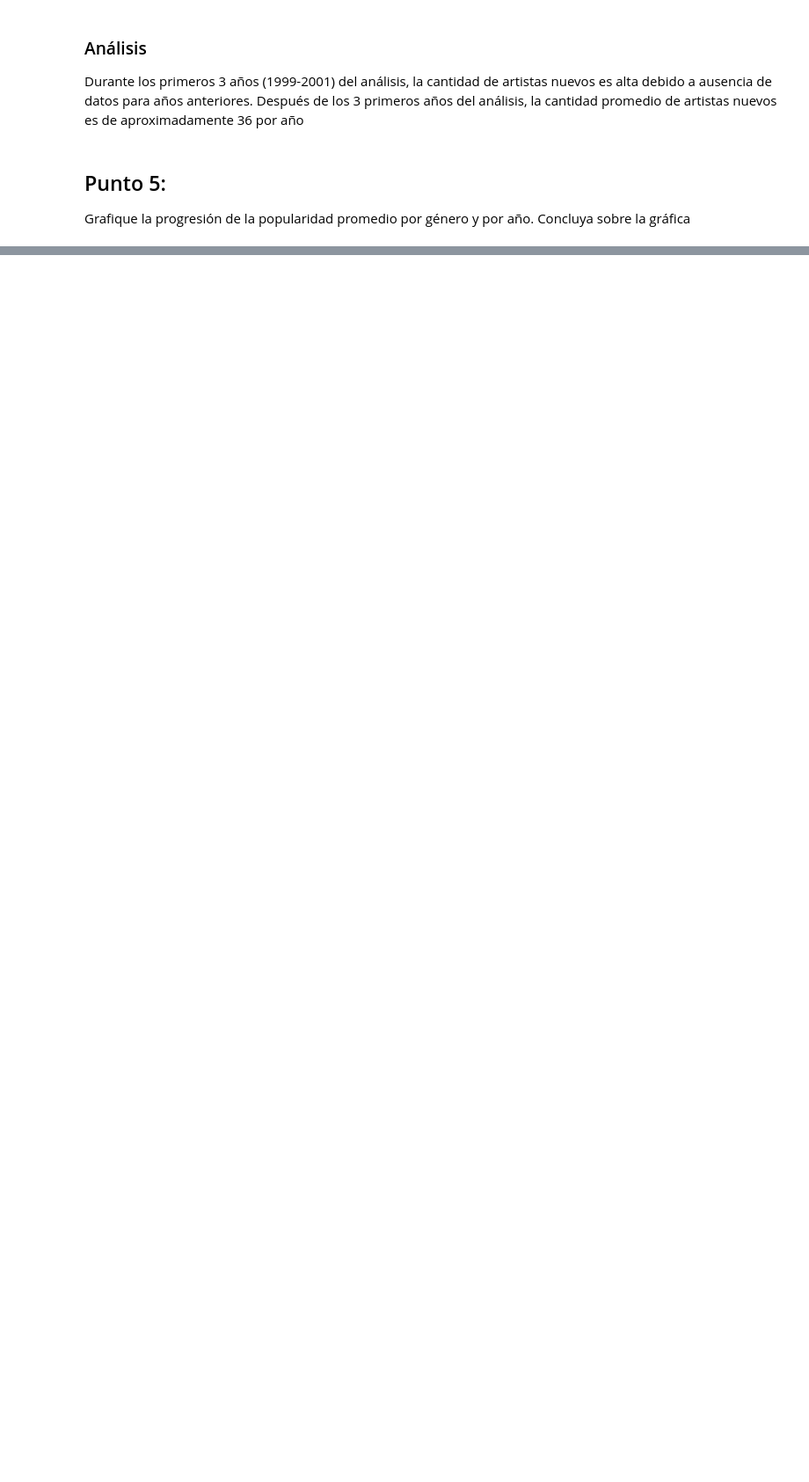
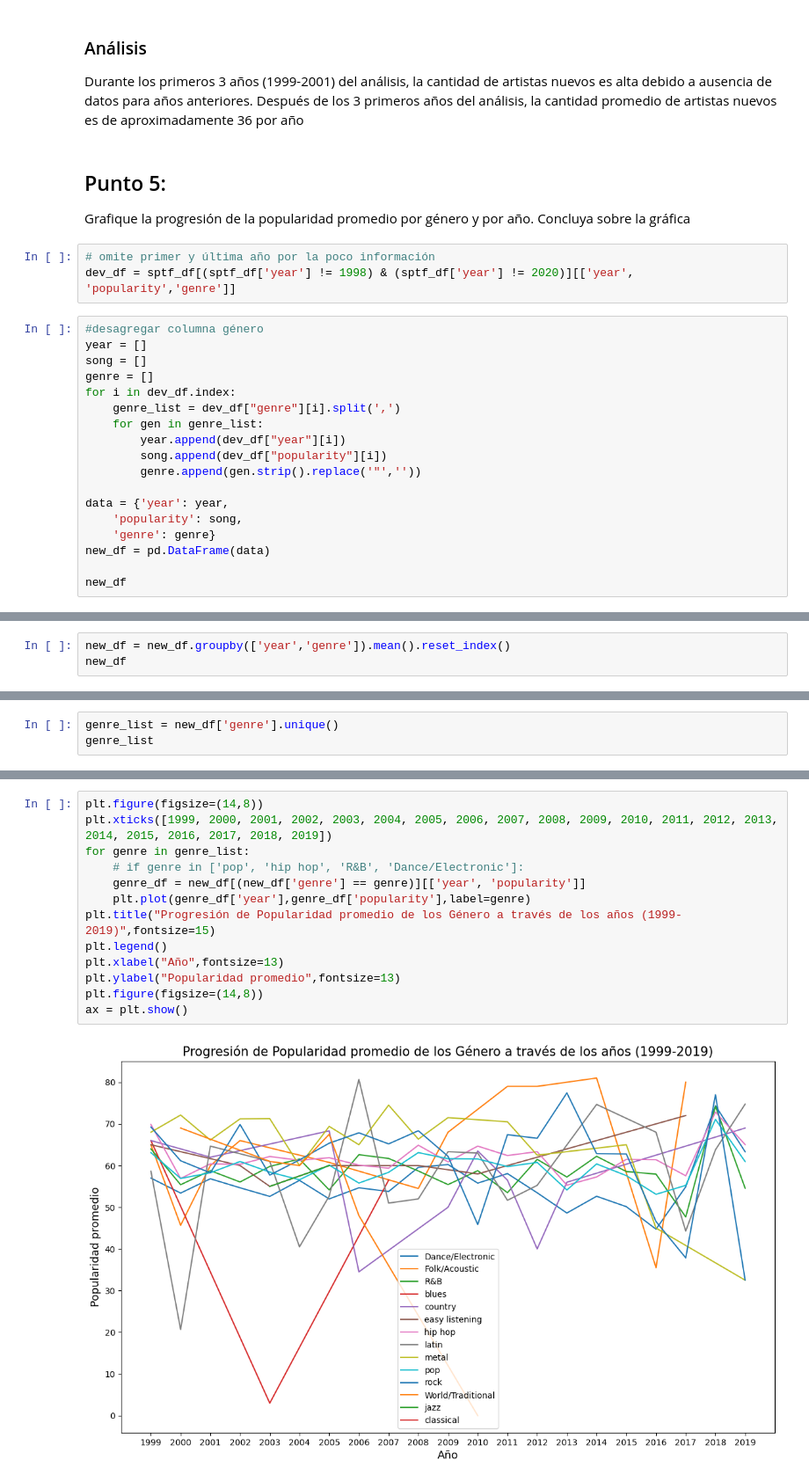
Before and after one commit to j2sanabriam/Taller1-Individual, a Jupyter notebook: Taller1.ipynb, the cells around one changed output, grey strips where cells are left out. Shown at 88% size. Drawn from its saved outputs; the diff is of its cells as text; blank space fills up the shorter version.

```diff
--- a/Taller1.ipynb
+++ b/Taller1.ipynb
@@ -396,3 +396,24 @@ Después de los 3 primeros años del análisis, la cantidad promedio de artistas
 # %% [markdown]
 ## Punto 5:
 Grafique la progresión de la popularidad promedio por género y por año. Concluya sobre la gráfica
+# %%
+# omite primer y última año por la poco información
+dev_df = sptf_df[(sptf_df['year'] != 1998) & (sptf_df['year'] != 2020)][['year', 'popularity','genre']]
+# %%
+#desagregar columna género
+year = []
+song = []
+genre = []
+for i in dev_df.index:
+    genre_list = dev_df["genre"][i].split(',')
+    for gen in genre_list:
+        year.append(dev_df["year"][i])
+        song.append(dev_df["popularity"][i])
+        genre.append(gen.strip().replace('"',''))
+
+data = {'year': year,
+    'popularity': song,
+    'genre': genre}
+new_df = pd.DataFrame(data)
+
+new_df
@@ -398,0 +434,3 @@ Grafique la progresión de la popularidad promedio por género y por año. Concl
+# %%
+new_df = new_df.groupby(['year','genre']).mean().reset_index()
+new_df
@@ -398,0 +453,3 @@ Grafique la progresión de la popularidad promedio por género y por año. Concl
+# %%
+genre_list = new_df['genre'].unique()
+genre_list
@@ -398,0 +460,15 @@ Grafique la progresión de la popularidad promedio por género y por año. Concl
+# %%
+plt.figure(figsize=(14,8))
+plt.xticks([1999, 2000, 2001, 2002, 2003, 2004, 2005, 2006, 2007, 2008, 2009, 2010, 2011, 2012, 2013, 2014, 2015, 2016, 2017, 2018, 2019])
+for genre in genre_list:
+    # if genre in ['pop', 'hip hop', 'R&B', 'Dance/Electronic']:
+    genre_df = new_df[(new_df['genre'] == genre)][['year', 'popularity']]
+    plt.plot(genre_df['year'],genre_df['popularity'],label=genre)
+plt.title("Progresión de Popularidad promedio de los Género a través de los años (1999-2019)",fontsize=15)
+plt.legend()
+plt.xlabel("Año",fontsize=13)
+plt.ylabel("Popularidad promedio",fontsize=13)
+plt.figure(figsize=(14,8))
+ax = plt.show()
+# %% [output]
+[figure, added]
```
Also changed, not shown: parts of 18 cells of this notebook.
